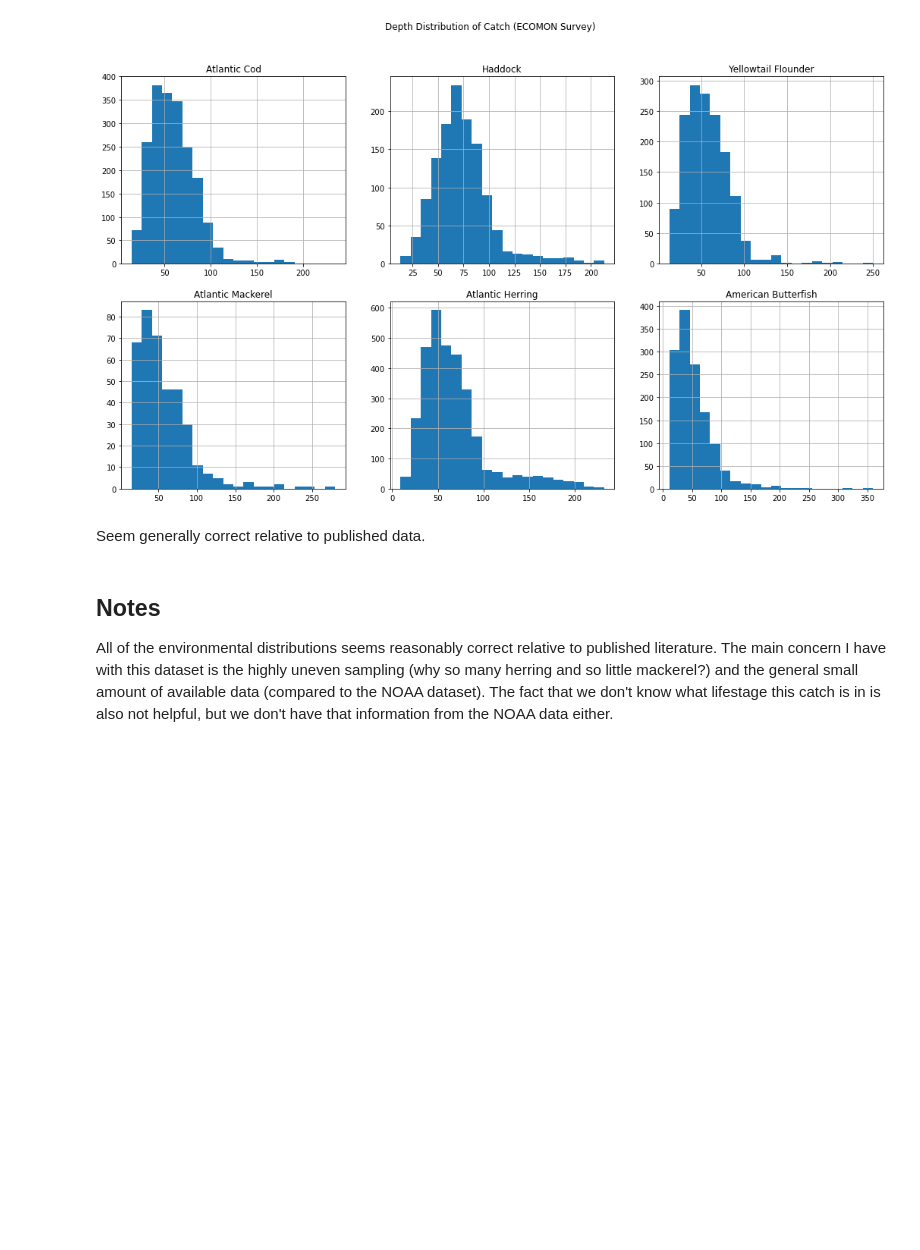
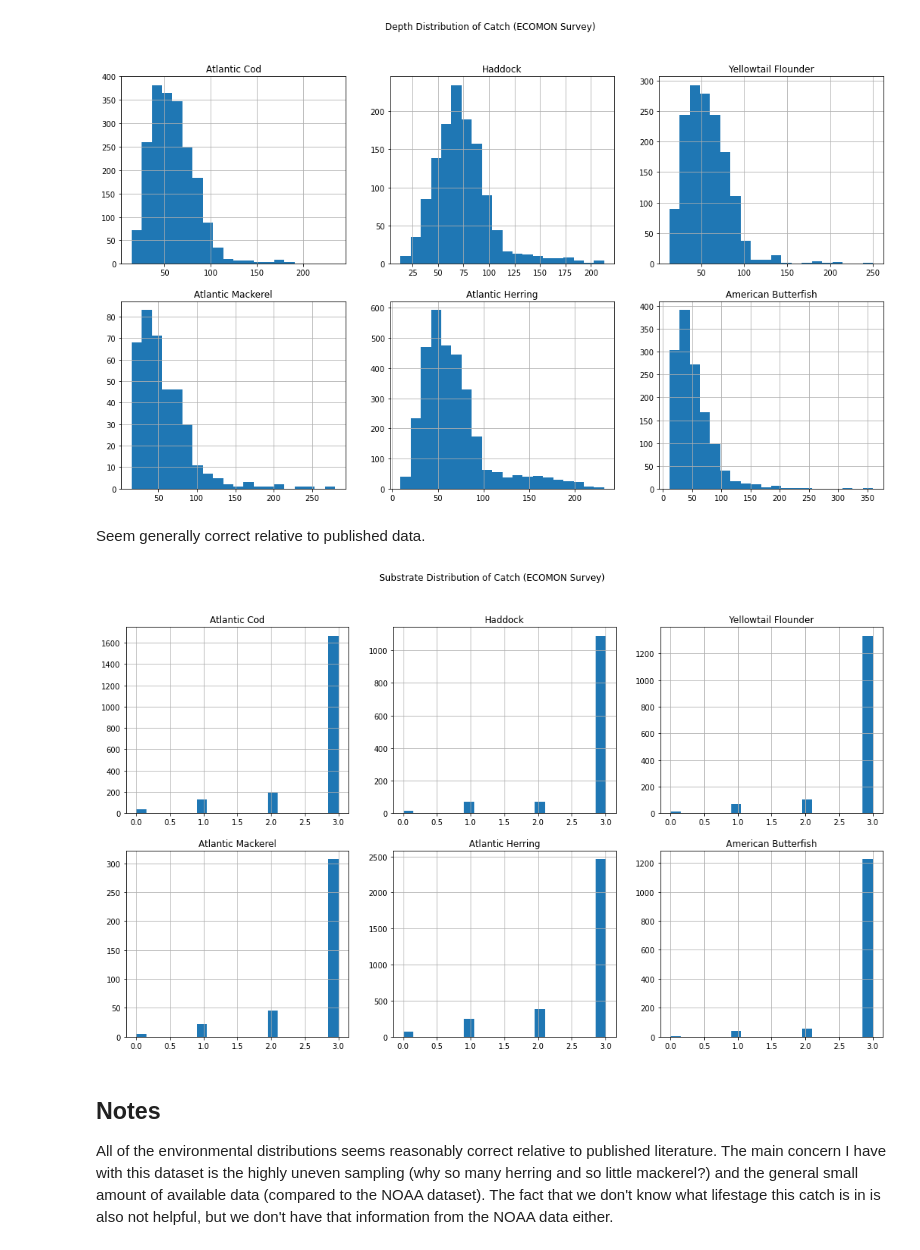
Before and after one commit to Ovec8hkin/larval-dispersal-modeling, a Jupyter notebook: analyses/catch-data-eda.ipynb, the cells around one changed output. Drawn from its saved outputs; the diff is of its cells as text; code cells hidden in the pictures; blank space fills up the shorter version.

Commit message:
Updated catch data with substrate information pulled from auxiliary sediment file

```diff
--- a/analyses/catch-data-eda.ipynb
+++ b/analyses/catch-data-eda.ipynb
@@ -123,10 +147,3 @@ ecomon_data_clean
 | 27915 | 41.1667 | -70.5000 | 43 | 19.50 | 32.042 | 10.80 | 32.848 | 0.0 | 0.0 | ... |
 | 27916 | 40.3000 | -69.7833 | 77 | 21.42 | 32.946 | 8.10 | 33.364 | 0.0 | 0.0 | ... |
 19305 rows × 15 columns
-# %%
-cols = ecomon_data_clean.columns
-my = [cols[-1]]+[cols[-2]]
-c = my+list(cols[:-2])
-
-ecomon_data_clean = ecomon_data_clean[c]
-ecomon_data_clean
@@ -146,0 +150,10 @@ ecomon_data_clean
+# %%
+def get_substrate_at_coord(row):
+    lat, lon = row['lat'], row['lon']
+
+    dist, idx = coord_tree.query([lon, lat])
+    substrate = sub[idx].astype(int)
+    return substrate
+
+ecomon_data_clean['btm_sub'] = ecomon_data_clean.apply(lambda r: get_substrate_at_coord(r), axis=1)
+ecomon_data_clean
@@ -146,0 +174,5 @@ ecomon_data_clean
+# %%
+cols = ['year', 'month', 'lat', 'lon', 'depth', 'btm_sub', 'sfc_temp', 'sfc_salt', 'btm_temp', 'btm_salt'] + list(ecomon_species_headings.values())
+
+ecomon_data_clean = ecomon_data_clean[cols]
+ecomon_data_clean
@@ -147,6 +197,6 @@ ecomon_data_clean
 # %%
 def filter_by_species(df, species):
-    data_columns = ['year', 'month', 'lat', 'lon', 'depth', 'sfc_temp', 'sfc_salt', 'btm_temp', 'btm_salt']
+    data_columns = ['year', 'month', 'lat', 'lon', 'btm_sub', 'depth', 'sfc_temp', 'sfc_salt', 'btm_temp', 'btm_salt']
     col = ecomon_species_headings[species]
     all_columns = data_columns + [col]
     processed_df = df[df[col] > 0][all_columns]
@@ -229,6 +279,21 @@ plt.savefig(filename, dpi=300)
 [figure]
 # %% [markdown]
 Seem generally correct relative to published data.
+# %%
+fig, ax = plt.subplots(2, 3, figsize=(18, 10))
+
+axes = ax.ravel()
+
+for s, a in zip(ecomon_species_headings.keys(), axes):
+    df = filter_by_species(ecomon_data_clean, s)
+    df['btm_sub'].hist(bins=20, ax=a)
+    a.set_title("{}".format(s))
+
+fig.suptitle("Substrate Distribution of Catch (ECOMON Survey)")
+filename = "../figs/env-params-dist/ecomon-substrate-dist.jpg"
+plt.savefig(filename, dpi=300)
+# %% [output]
+[figure, added]
 # %% [markdown]
 ## Notes
 
```
Also changed, not shown: parts of 26 cells of this notebook, 14 other files.
